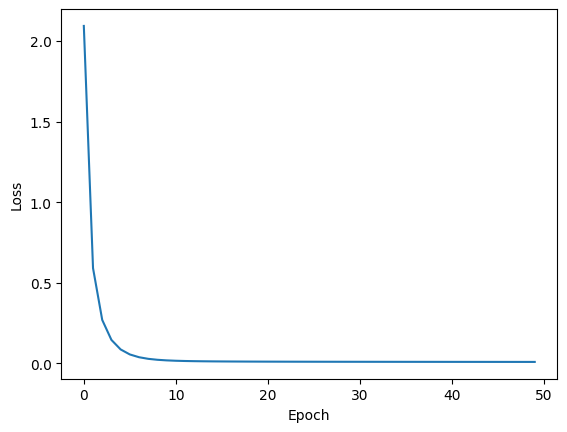
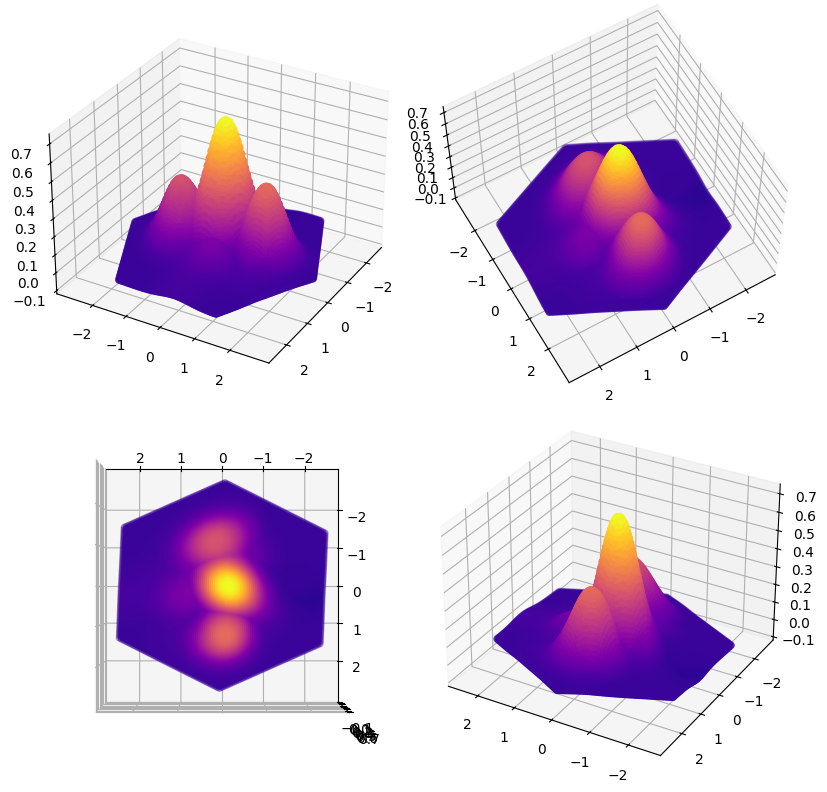
The notebook cell's code change between the first figure and the second:
--- before
+++ after
@@ -1 +1 @@
-model.plot_loss()
+model.plot(plot_n_samples, samples)

Commit: [update] 3d plots for multivariate optimizations